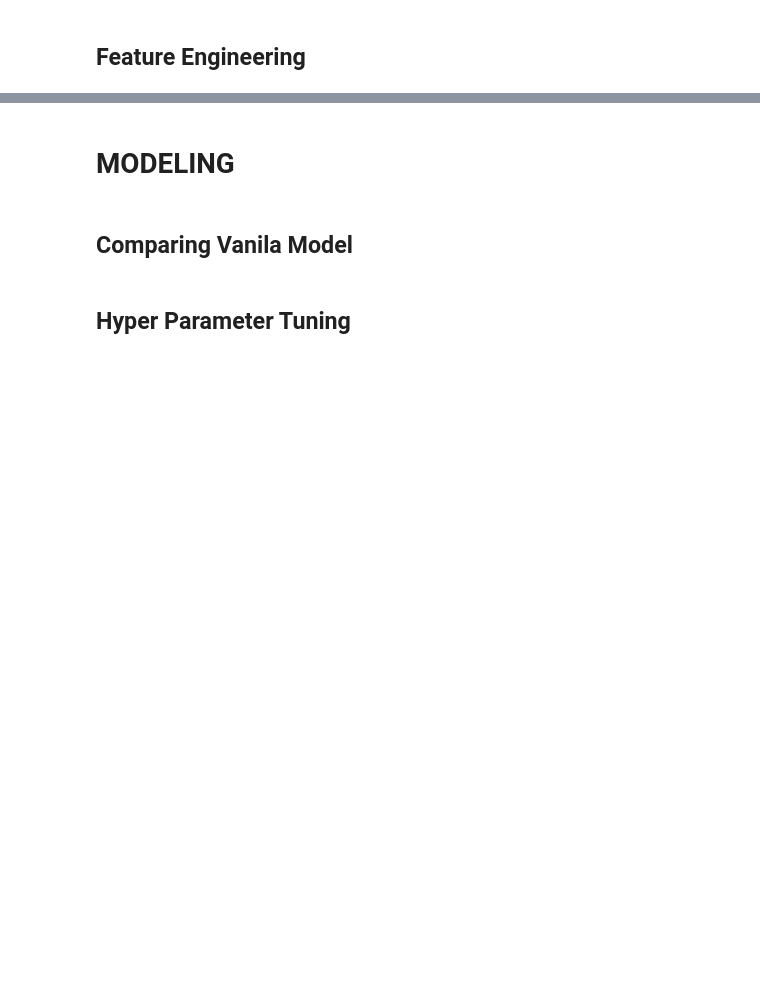
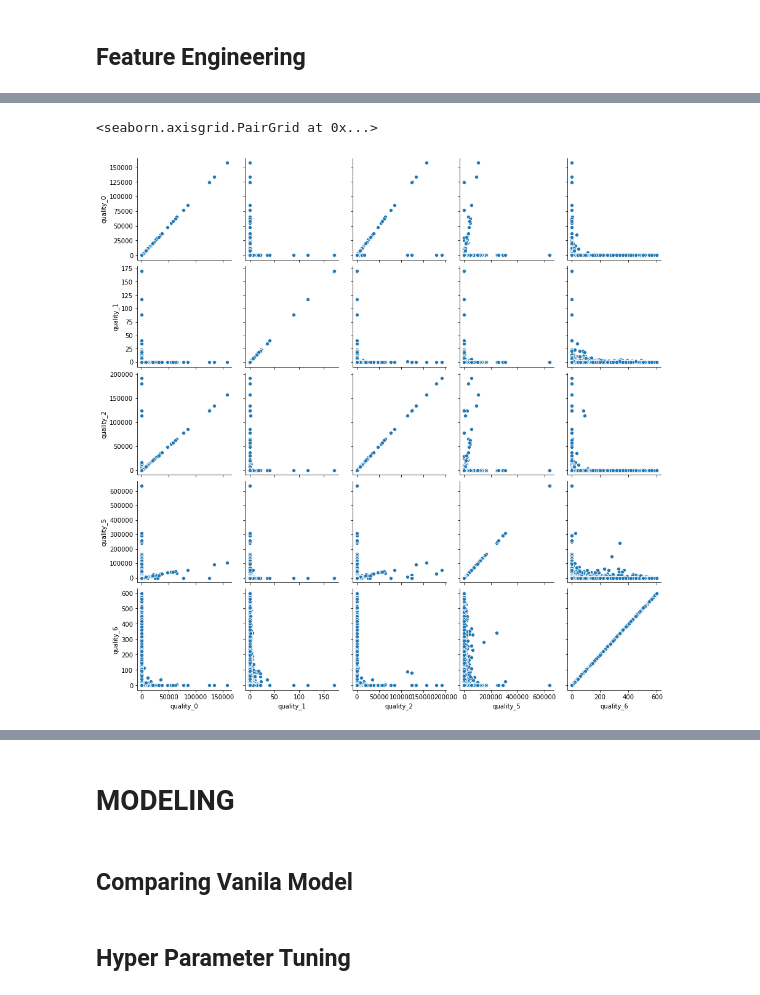
Before and after one commit to thinpig99/Comp_errorPredict, a Jupyter notebook: king_210108_BU-EDA-BASECODE.ipynb, the cells around one changed output, grey strips where cells are left out. Cells and saved outputs as stored; diff of their text form; code cells hidden in the pictures; blank space fills up the shorter version.

```diff
--- a/king_210108_BU-EDA-BASECODE.ipynb
+++ b/king_210108_BU-EDA-BASECODE.ipynb
@@ -494,0 +1036,9 @@ Null data와 missing value 도 매우 많습니다.
+# %%
+plot_qaulity = ['quality_0', 'quality_1', 'quality_2','quality_5', 'quality_6', 'quality_7',
+                    'quality_8', 'quality_9', 'quality_10', 'quality_11', 'quality_12']
+# %%
+g = sns.PairGrid(tt[plot_qaulity[:5]])
+g.map(sns.scatterplot)
+# %% [output]
+<seaborn.axisgrid.PairGrid at 0x...>
+[figure, added]
```
Also changed, not shown: parts of 114 cells of this notebook.
